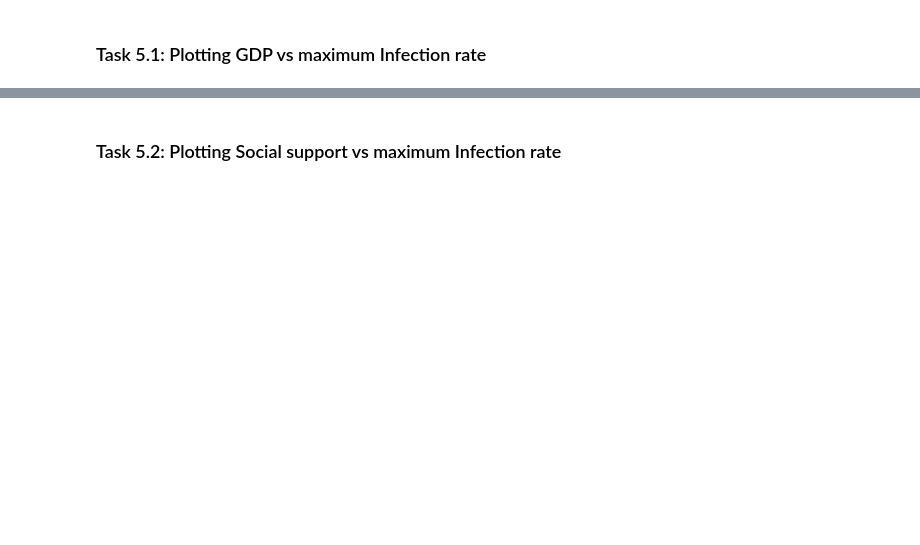
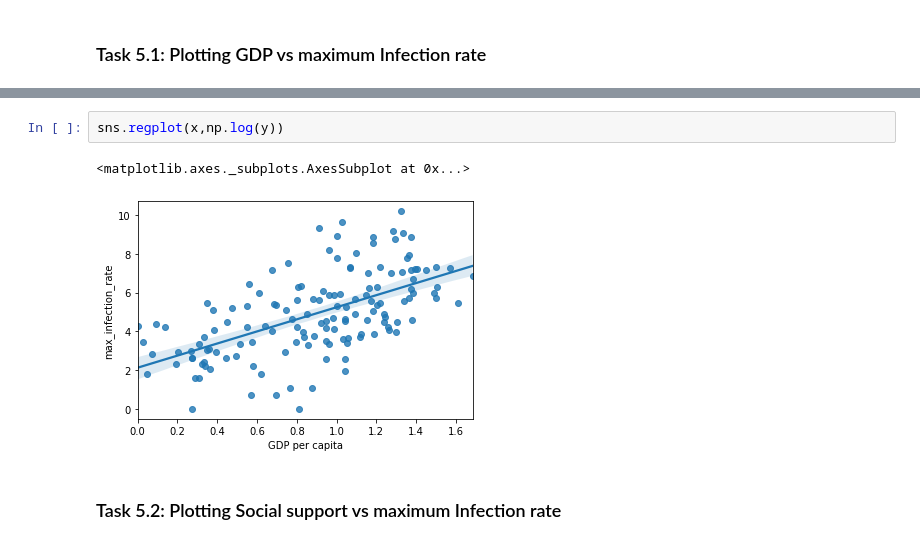
Before and after one commit to zaidqureshi92/coronavirus, a Jupyter notebook: covid19_data_analysis_notebook.ipynb, the cells around one changed output, grey strips where cells are left out. Saved outputs shown, nothing was run; the diff lists cells and outputs as text; blank space fills up the shorter version.

```diff
--- a/covid19_data_analysis_notebook.ipynb
+++ b/covid19_data_analysis_notebook.ipynb
@@ -190,2 +277,7 @@ our Analysis is not finished unless we visualize the results in terms figures an
+# %%
+sns.regplot(x,np.log(y))
+# %% [output]
+<matplotlib.axes._subplots.AxesSubplot at 0x...>
+[figure, added]
 # %% [markdown]
 ### Task 5.2: Plotting Social support vs maximum Infection rate
```
Also changed, not shown: parts of 19 cells of this notebook.
